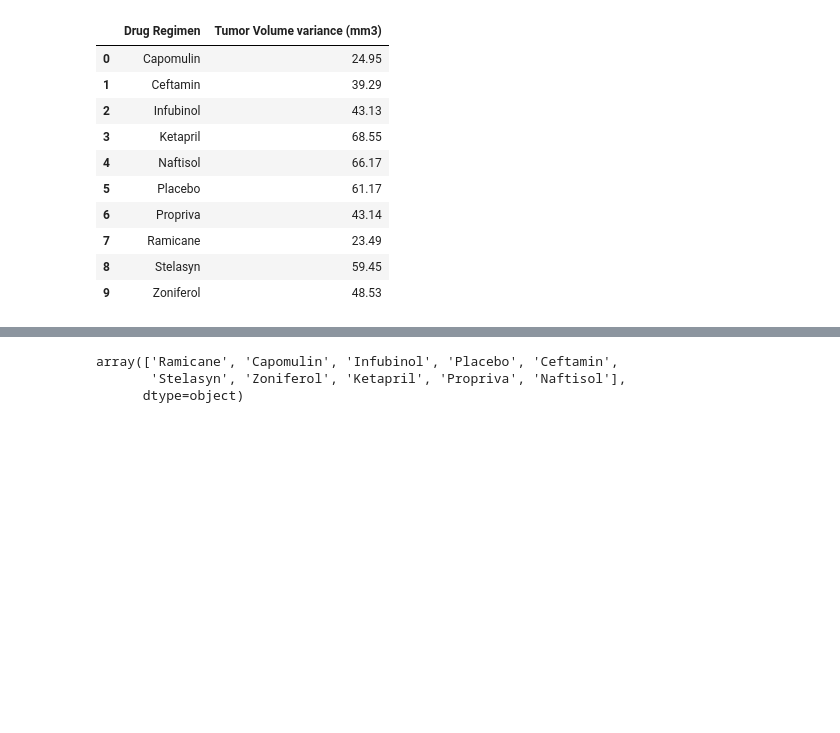
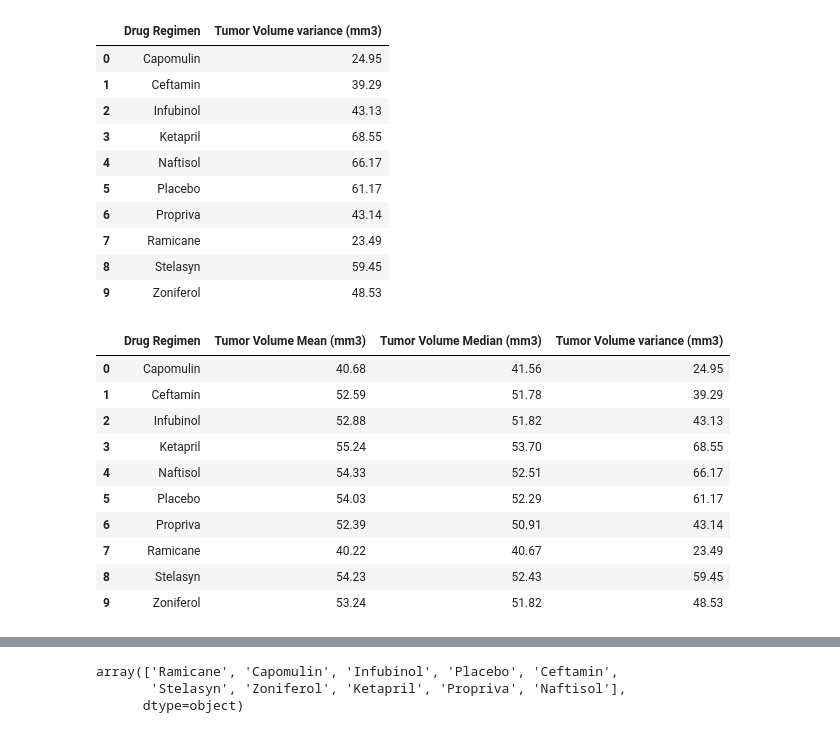
Before and after one commit to Carly-Jane/Matplotlib_Homework_Carly_Wieland, a Jupyter notebook: pymaceuticals_starter.ipynb, the cells around one changed output, grey strips where cells are left out. Drawn from its saved outputs; the diff is of its cells as text; code cells hidden in the pictures; blank space fills up the shorter version.

Commit message:
Merged summary statistics dataframe. Includes mean, median and variance, still working on standard deviation and SEM

```diff
--- a/pymaceuticals_starter.ipynb
+++ b/pymaceuticals_starter.ipynb
@@ -167,6 +167,23 @@ summary_stats_variance_grouped.round(2)
 | 7 | Ramicane | 23.49 |
 | 8 | Stelasyn | 59.45 |
 | 9 | Zoniferol | 48.53 |
+# %%
+# combine all the working dataframes
+summary_statistics = pd.merge(summary_stats_mean_grouped, summary_stats_median_grouped, how="left", on=["Drug Regimen", "Drug Regimen"])
+summary_statistics = pd.merge(summary_statistics, summary_stats_variance_grouped, how="left", on=["Drug Regimen", "Drug Regimen"])
+summary_statistics.round(2)
+# %% [output]
+|  | Drug Regimen | Tumor Volume Mean (mm3) | Tumor Volume Median (mm3) | Tumor Volume variance (mm3) |
+| 0 | Capomulin | 40.68 | 41.56 | 24.95 |
+| 1 | Ceftamin | 52.59 | 51.78 | 39.29 |
+| 2 | Infubinol | 52.88 | 51.82 | 43.13 |
+| 3 | Ketapril | 55.24 | 53.70 | 68.55 |
+| 4 | Naftisol | 54.33 | 52.51 | 66.17 |
+| 5 | Placebo | 54.03 | 52.29 | 61.17 |
+| 6 | Propriva | 52.39 | 50.91 | 43.14 |
+| 7 | Ramicane | 40.22 | 40.67 | 23.49 |
+| 8 | Stelasyn | 54.23 | 52.43 | 59.45 |
+| 9 | Zoniferol | 53.24 | 51.82 | 48.53 |
 # %%
 # # SECTION NOT WORKING
 
```
Also changed, not shown: parts of 3 cells of this notebook.
